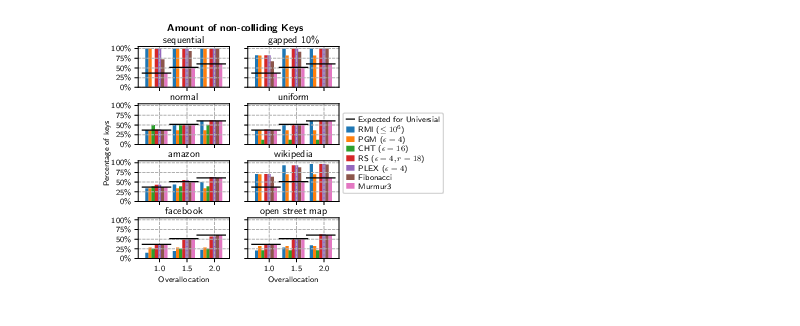
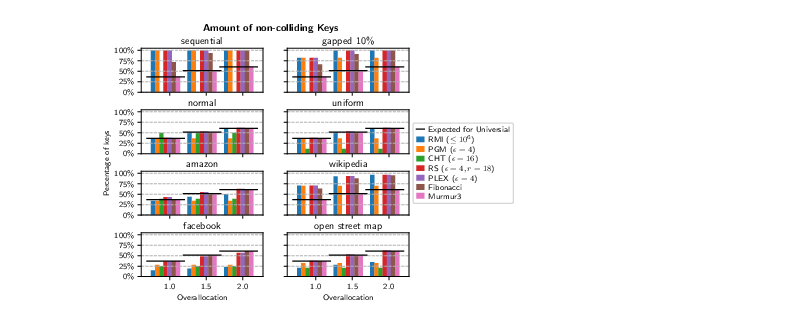
Before and after one commit to IlariaPilo/hashtable, a Jupyter notebook: results/plots.ipynb, the cells around one changed output. Saved outputs shown, nothing was run; the diff lists cells and outputs as text; code cells hidden in the pictures.

Commit message:
fine tune winners plot

```diff
--- a/results/plots.ipynb
+++ b/results/plots.ipynb
@@ -126,7 +126,7 @@ def plot_winners(data):
     rows = 4
     cols = 2
 
-    fig, axs = plt.subplots(rows, cols, figsize=(fig_width*0.6, fig_height*rows*0.65), sharex=True, sharey=True)
+    fig, axs = plt.subplots(rows, cols, figsize=(fig_width*0.8, fig_height*rows*0.7), sharex=True, sharey=True)
 
     data = data.sort_values(by=[dataset_order, dataset_size, overallocation])
     for i, (ds, df) in enumerate(data.groupby([dataset], sort=False)):
@@ -158,33 +158,33 @@ def plot_winners(data):
             ax.plot([min_x, max_x], [optimum_y, optimum_y], label="Expected for Universial" if k == 0 else None, linestyle="-", linewidth=1, color="black")
 
         ax.set_yticks([0, 0.25, 0.5, 0.75, 1.0])
         ax.set_xticks([0, 1, 2])
         ax.set_xticklabels(overallocs)
         ax.yaxis.set_major_formatter(PercentFormatter(xmax=1.0))
-        ax.grid(linestyle="--", axis="both", which="major")
+        ax.grid(linestyle="--", axis="y", which="major")
         if int(i/cols) == rows-1:
             ax.set_xlabel("Overallocation")
 
     h, l = axs[0][0].get_legend_handles_labels()
     fig.legend(
         h, l,
         loc="center left",
         bbox_to_anchor=(0.9, 0.5),
         ncol=1,
         borderpad=0.4,
         labelspacing=0.2,
         handlelength=1.0,
         handletextpad=0.5,
         columnspacing=0.7
     )
 
     fig.suptitle(f"Amount of non-colliding Keys", y=0.96, fontweight="bold")
-    fig.text(-0.01, 0.5, 'Percentage of keys', va='center', rotation='vertical')
+    fig.text(0.015, 0.5, 'Percentage of keys', va='center', rotation='vertical')
 
     fig.subplots_adjust(hspace=0.4)
     fig.savefig("winners.pdf", bbox_inches="tight", dpi=300)
     fig.savefig("winners.pgf", bbox_inches="tight", dpi=300)
 
 plot_winners(slots_df)
 # %% [output]
-[figure, old version]
+[figure, new version]
```
Also changed, not shown: parts of 1 cell of this notebook.
